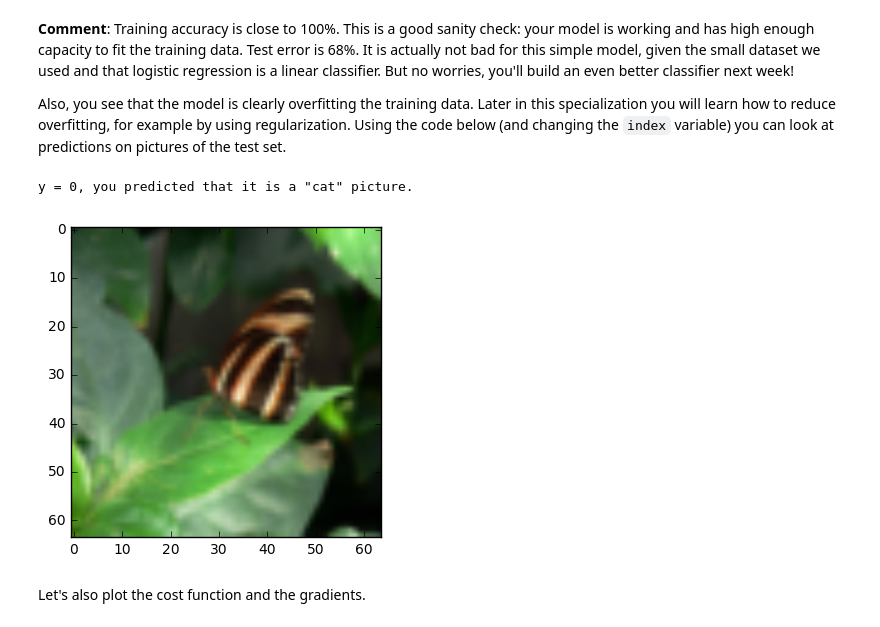
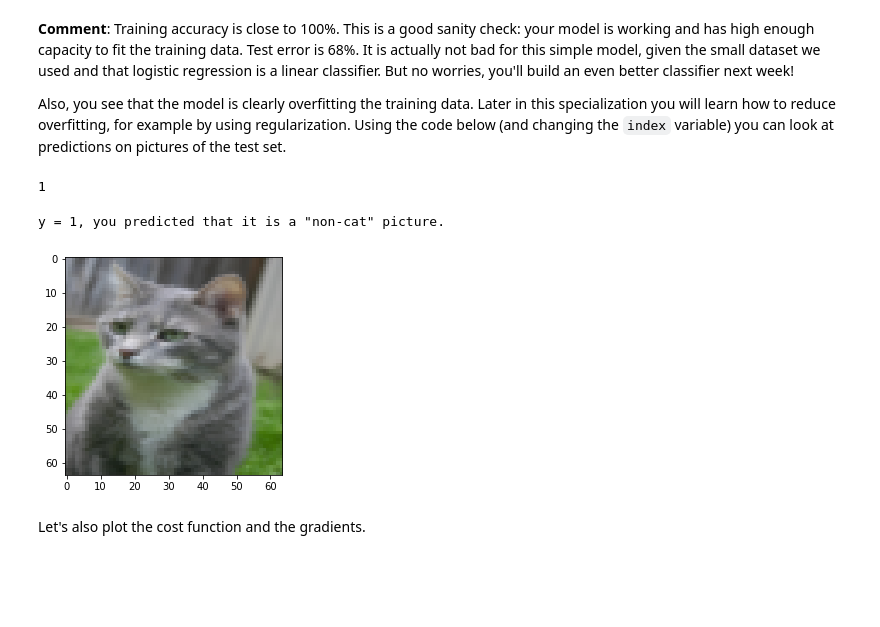
Before and after one commit to Kartiku/deep-learning-coursera, a Jupyter notebook: Neural Networks and Deep Learning/Logistic Regression with a Neural Network mindset.ipynb, the cells around one changed output. Cells and saved outputs as stored; diff of their text form; code cells hidden in the pictures; blank space fills up the shorter version.

```diff
--- a/Neural Networks and Deep Learning/Logistic Regression with a Neural Network mindset.ipynb
+++ b/Neural Networks and Deep Learning/Logistic Regression with a Neural Network mindset.ipynb
@@ -683,14 +678,18 @@ test accuracy: 70.0 %
 **Comment**: Training accuracy is close to 100%. This is a good sanity check: your model is working and has high enough capacity to fit the training data. Test error is 68%. It is actually not bad for this simple model, given the small dataset we used and that logistic regression is a linear classifier. But no worries, you'll build an even better classifier next week!
 
 Also, you see that the model is clearly overfitting the training data. Later in this specialization you will learn how to reduce overfitting, for example by using regularization. Using the code below (and changing the `index` variable) you can look at predictions on pictures of the test set.
+# %%
+d["Y_prediction_test"][0, index]
+# %% [output]
+1
 # %%
 # Example of a picture that was wrongly classified.
-index = 5
+index = 46
 plt.imshow(test_set_x[:,index].reshape((num_px, num_px, 3)))
 print ("y = " + str(test_set_y[0, index]) + ", you predicted that it is a \"" + classes[d["Y_prediction_test"][0, index]].decode("utf-8") +  "\" picture.")
 # %% [output]
-y = 0, you predicted that it is a "cat" picture.
+y = 1, you predicted that it is a "non-cat" picture.
-[figure, old version]
+[figure, new version]
 # %% [markdown]
 Let's also plot the cost function and the gradients.
 # %%
```
Also changed, not shown: parts of 7 cells of this notebook.
